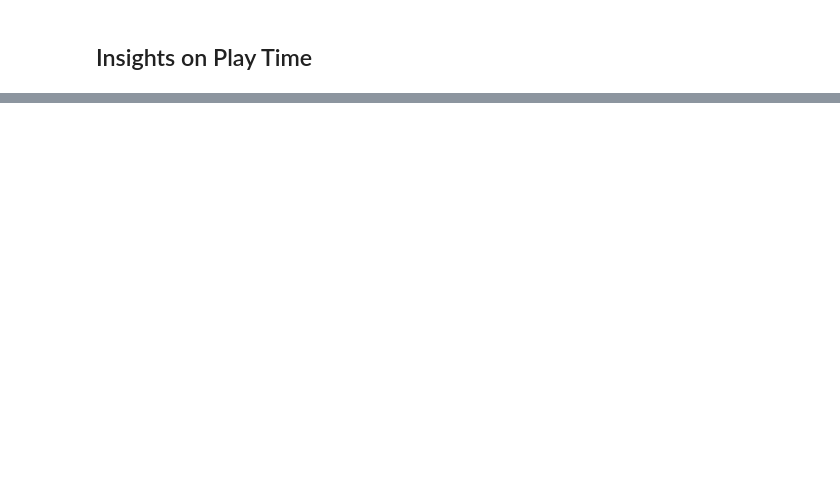
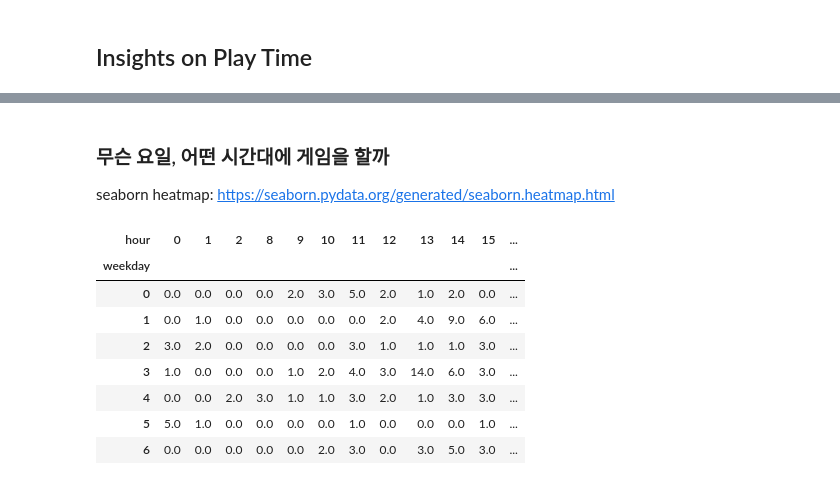
Before and after one commit to yoongaemii/Rioter, a Jupyter notebook: hyunyoung/Hypothesis_GameSequence.ipynb, the cells around one changed output, grey strips where cells are left out. Cells and saved outputs as stored; diff of their text form; code cells hidden in the pictures; blank space fills up the shorter version.

```diff
--- a/hyunyoung/Hypothesis_GameSequence.ipynb
+++ b/hyunyoung/Hypothesis_GameSequence.ipynb
@@ -166,0 +296,19 @@ hist = seq_df['matchNum'].hist()
+# %% [markdown]
+### 무슨 요일, 어떤 시간대에 게임을 할까
+seaborn heatmap: https://seaborn.pydata.org/generated/seaborn.heatmap.html
+# %%
+# https://seaborn.pydata.org/generated/seaborn.heatmap.html
+match_df['weekday'] = [dt.weekday() for dt in match_df['creation_dt']]
+match_df['hour'] = [dt.hour for dt in match_df['creation_dt']]
+matchTime = match_df.groupby('weekday')['hour'].value_counts().unstack().fillna(0)
+matchTime
+# %% [output]
+| hour | 0 | 1 | 2 | 8 | 9 | 10 | 11 | 12 | 13 | 14 | 15 | ... |
+| weekday |  |  |  |  |  |  |  |  |  |  |  | ... |
+| 0 | 0.0 | 0.0 | 0.0 | 0.0 | 2.0 | 3.0 | 5.0 | 2.0 | 1.0 | 2.0 | 0.0 | ... |
+| 1 | 0.0 | 1.0 | 0.0 | 0.0 | 0.0 | 0.0 | 0.0 | 2.0 | 4.0 | 9.0 | 6.0 | ... |
+| 2 | 3.0 | 2.0 | 0.0 | 0.0 | 0.0 | 0.0 | 3.0 | 1.0 | 1.0 | 1.0 | 3.0 | ... |
+| 3 | 1.0 | 0.0 | 0.0 | 0.0 | 1.0 | 2.0 | 4.0 | 3.0 | 14.0 | 6.0 | 3.0 | ... |
+| 4 | 0.0 | 0.0 | 2.0 | 3.0 | 1.0 | 1.0 | 3.0 | 2.0 | 1.0 | 3.0 | 3.0 | ... |
+| 5 | 5.0 | 1.0 | 0.0 | 0.0 | 0.0 | 0.0 | 1.0 | 0.0 | 0.0 | 0.0 | 1.0 | ... |
+| 6 | 0.0 | 0.0 | 0.0 | 0.0 | 0.0 | 2.0 | 3.0 | 0.0 | 3.0 | 5.0 | 3.0 | ... |
```
Also changed, not shown: parts of 22 cells of this notebook, 4 other files.
